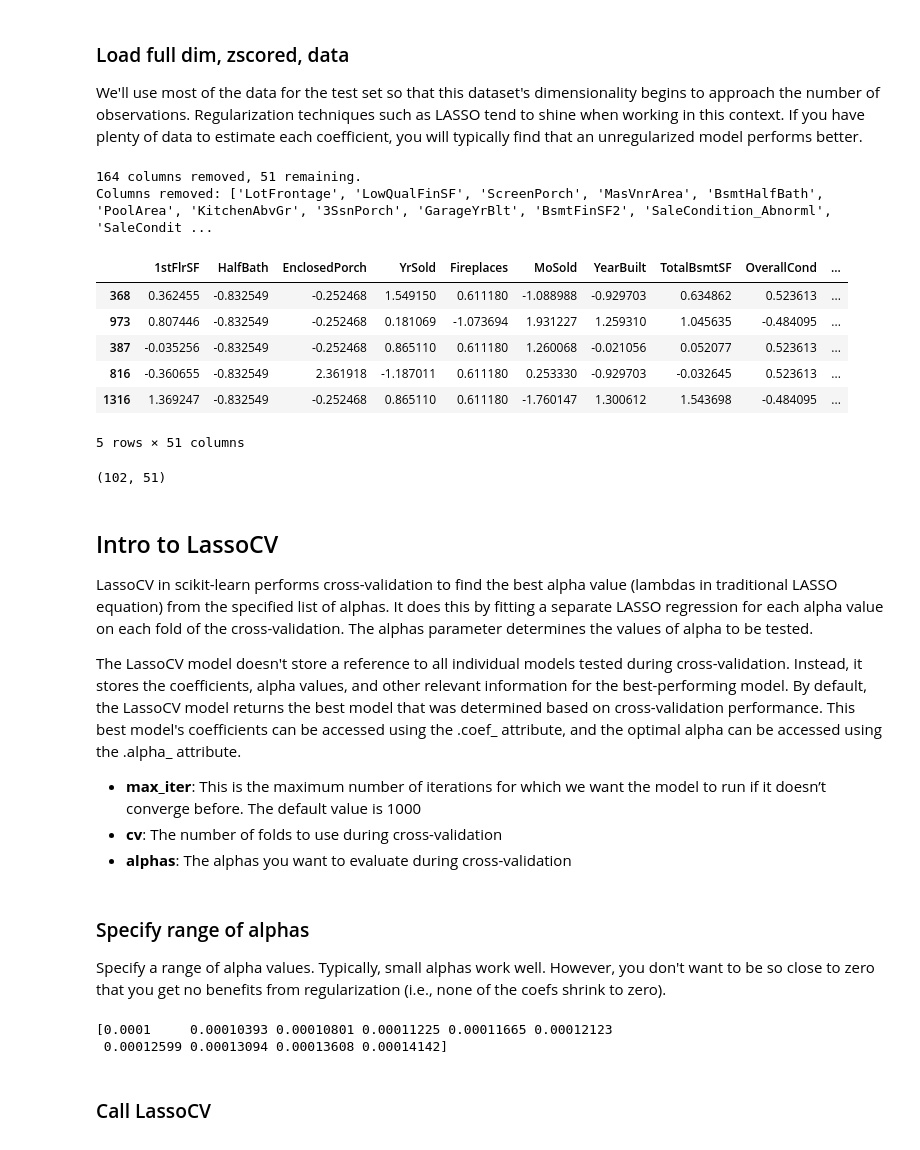
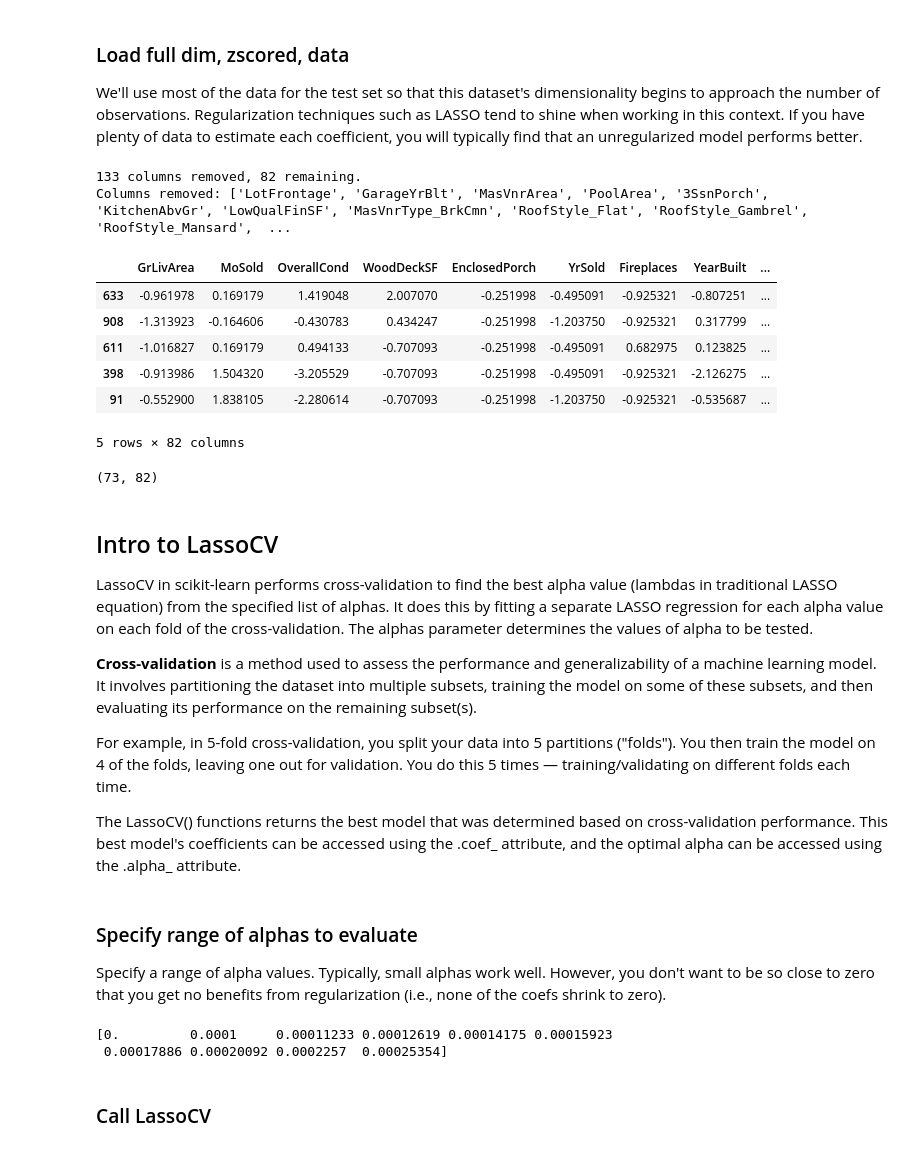
Before and after one commit to carpentries-incubator/high-dimensional-analysis-in-python, a Jupyter notebook: code/08-Regularization.ipynb, the cells around one changed output. Saved outputs shown, nothing was run; the diff lists cells and outputs as text; code cells hidden in the pictures.

```diff
--- a/code/08-Regularization.ipynb
+++ b/code/08-Regularization.ipynb
@@ -46,46 +44,52 @@ The L1 penalty has a unique property that it promotes sparsity. This means that
 We'll use most of the data for the test set so that this dataset's dimensionality begins to approach the number of observations. Regularization techniques such as LASSO tend to shine when working in this context. If you have plenty of data to estimate each coefficient, you will typically find that an unregularized model performs better.
 # %%
 from preprocessing import prep_fulldim_zdata
-X_train_z, X_test_z, y_train, y_test, y = prep_fulldim_zdata(const_thresh= 86, test_size=.93, y_log_scaled=True)
+X_train_z, X_holdout_z, y_train, y_holdout, y = prep_fulldim_zdata(const_thresh= 95, test_size=.95, y_log_scaled=True)
+
+from sklearn.model_selection import train_test_split
+X_val_z, X_test_z, y_val, y_test = train_test_split(X_holdout_z, y_holdout, test_size=0.5, random_state=0)
 X_train_z.head()
 # %% [output]
-164 columns removed, 51 remaining.
-Columns removed: ['LotFrontage', 'LowQualFinSF', 'ScreenPorch', 'MasVnrArea', 'BsmtHalfBath', 'PoolArea', 'KitchenAbvGr', '3SsnPorch', 'GarageYrBlt', 'BsmtFinSF2', 'SaleCondition_Abnorml', 'SaleCondit ...
+133 columns removed, 82 remaining.
+Columns removed: ['LotFrontage', 'GarageYrBlt', 'MasVnrArea', 'PoolArea', '3SsnPorch', 'KitchenAbvGr', 'LowQualFinSF', 'MasVnrType_BrkCmn', 'RoofStyle_Flat', 'RoofStyle_Gambrel', 'RoofStyle_Mansard',  ...
-|  | 1stFlrSF | HalfBath | EnclosedPorch | YrSold | Fireplaces | MoSold | YearBuilt | TotalBsmtSF | OverallCond | ... |
-| 368 | 0.362455 | -0.832549 | -0.252468 | 1.549150 | 0.611180 | -1.088988 | -0.929703 | 0.634862 | 0.523613 | ... |
-| 973 | 0.807446 | -0.832549 | -0.252468 | 0.181069 | -1.073694 | 1.931227 | 1.259310 | 1.045635 | -0.484095 | ... |
-| 387 | -0.035256 | -0.832549 | -0.252468 | 0.865110 | 0.611180 | 1.260068 | -0.021056 | 0.052077 | 0.523613 | ... |
-| 816 | -0.360655 | -0.832549 | 2.361918 | -1.187011 | 0.611180 | 0.253330 | -0.929703 | -0.032645 | 0.523613 | ... |
-| 1316 | 1.369247 | -0.832549 | -0.252468 | 0.865110 | 0.611180 | -1.760147 | 1.300612 | 1.543698 | -0.484095 | ... |
+|  | GrLivArea | MoSold | OverallCond | WoodDeckSF | EnclosedPorch | YrSold | Fireplaces | YearBuilt | ... |
+| 633 | -0.961978 | 0.169179 | 1.419048 | 2.007070 | -0.251998 | -0.495091 | -0.925321 | -0.807251 | ... |
+| 908 | -1.313923 | -0.164606 | -0.430783 | 0.434247 | -0.251998 | -1.203750 | -0.925321 | 0.317799 | ... |
+| 611 | -1.016827 | 0.169179 | 0.494133 | -0.707093 | -0.251998 | -0.495091 | 0.682975 | 0.123825 | ... |
+| 398 | -0.913986 | 1.504320 | -3.205529 | -0.707093 | -0.251998 | -0.495091 | -0.925321 | -2.126275 | ... |
+| 91 | -0.552900 | 1.838105 | -2.280614 | -0.707093 | -0.251998 | -1.203750 | -0.925321 | -0.535687 | ... |
-5 rows × 51 columns
+5 rows × 82 columns
 # %%
 print(X_train_z.shape)
 # %% [output]
-(102, 51)
+(73, 82)
 # %% [markdown]
 ## Intro to LassoCV
 LassoCV in scikit-learn performs cross-validation to find the best alpha value (lambdas in traditional LASSO equation) from the specified list of alphas. It does this by fitting a separate LASSO regression for each alpha value on each fold of the cross-validation. The alphas parameter determines the values of alpha to be tested.
 
-The LassoCV model doesn't store a reference to all individual models tested during cross-validation. Instead, it stores the coefficients, alpha values, and other relevant information for the best-performing model. By default, the LassoCV model returns the best model that was determined based on cross-validation performance. This best model's coefficients can be accessed using the .coef_ attribute, and the optimal alpha can be accessed using the .alpha_ attribute.
+**Cross-validation** is a method used to assess the performance and generalizability of a machine learning model. It involves partitioning the dataset into multiple subsets, training the model on some of these subsets, and then evaluating its performance on the remaining subset(s).
 
-* **max_iter**: This is the maximum number of iterations for which we want the model to run if it doesn’t converge before. The default value is 1000
-* **cv**: The number of folds to use during cross-validation
-* **alphas**: The alphas you want to evaluate during cross-validation
+For example, in 5-fold cross-validation, you split your data into 5 partitions ("folds"). You then train the model on 4 of the folds, leaving one out for validation. You do this 5 times — training/validating on different folds each time.
+
+The LassoCV() functions returns the best model that was determined based on cross-validation performance. This best model's coefficients can be accessed using the .coef_ attribute, and the optimal alpha can be accessed using the .alpha_ attribute.
 # %%
 from sklearn.linear_model import LassoCV
 # help(LassoCV)
 # %% [markdown]
-### Specify range of alphas
+### Specify range of alphas to evaluate
 Specify a range of alpha values. Typically, small alphas work well. However, you don't want to be so close to zero that you get no benefits from regularization (i.e., none of the coefs shrink to zero).
 # %%
 import numpy as np
-alphas = np.logspace(-4, 1, 300)
-print(alphas[0:10])
-max_iter = 100000
-cv = 5
+alphas = np.logspace(-4, 1, 100) # The alphas you want to evaluate during cross-validation
+alphas_with_zero = np.insert(alphas, 0, 0) # The unregularized model
+print(alphas_with_zero[0:10])
+
+max_iter = 100000 # This is the maximum number of iterations for which we want the model to run if it doesn’t converge before reaching this number. The default value is 1000
+
+cv = 5 # number of folds to use during cross-validation
 # %% [output]
-[0.0001     0.00010393 0.00010801 0.00011225 0.00011665 0.00012123
- 0.00012599 0.00013094 0.00013608 0.00014142]
+[0.         0.0001     0.00011233 0.00012619 0.00014175 0.00015923
+ 0.00017886 0.00020092 0.0002257  0.00025354]
 # %% [markdown]
 ### Call LassoCV
 # %%
```
Also changed, not shown: parts of 31 cells of this notebook, 6 other files.
